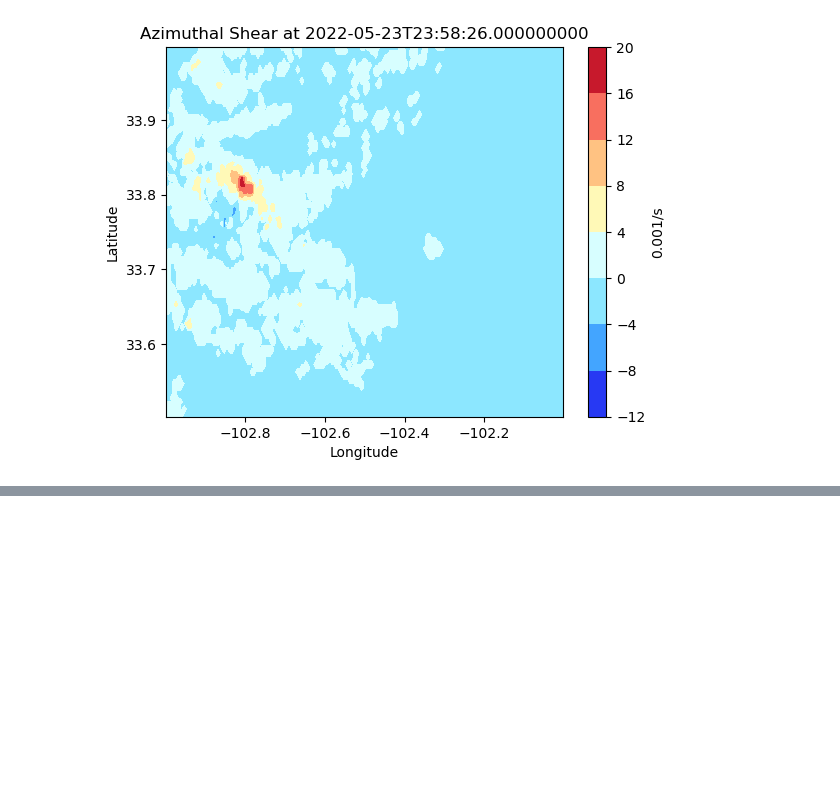
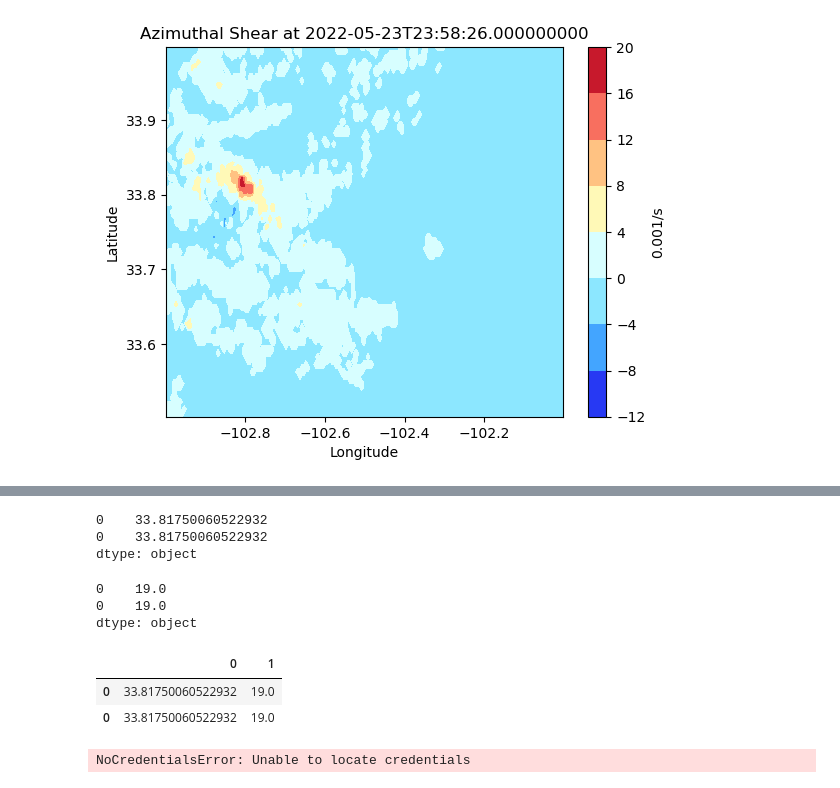
Before and after one commit to JuliaBuhrman/research2024, a Jupyter notebook: wgrib2_test.ipynb, the cells around one changed output, grey strips where cells are left out. Drawn from its saved outputs; the diff is of its cells as text; code cells hidden in the pictures; blank space fills up the shorter version.

```diff
--- a/wgrib2_test.ipynb
+++ b/wgrib2_test.ipynb
@@ -261,0 +506,27 @@ max_shear_lat = max_shear.latitude
+# %%
+c = pd.concat([a,b])
+# %%
+c
+# %% [output]
+0    33.81750060522932
+0    33.81750060522932
+dtype: object
+# %%
+d = pd.Series(shear.data)
+e = pd.Series(shear2.data)
+# %%
+f = pd.concat([d,e])
+# %%
+f
+# %% [output]
+0    19.0
+0    19.0
+dtype: object
+# %%
+g = pd.concat([c,f], axis=1)
+# %%
+g
+# %% [output]
+|  | 0 | 1 |
+| 0 | 33.81750060522932 | 19.0 |
+| 0 | 33.81750060522932 | 19.0 |
@@ -261,0 +617,4 @@ max_shear_lat = max_shear.latitude
+# %%
+please_work, um = keys('noaa-mrms-pds',prefix='CONUS/MergedAzShear_0-2kmAGL_00.50/20220523', delimiter='/', start_after='')
+# %% [output]
+NoCredentialsError: Unable to locate credentials
```
Also changed, not shown: parts of 81 cells of this notebook.
